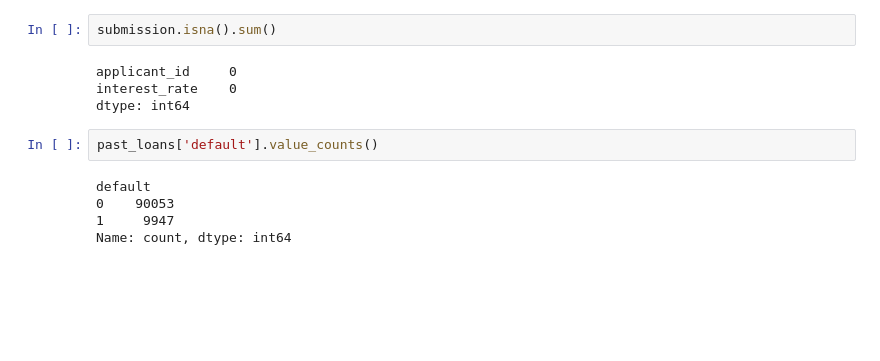
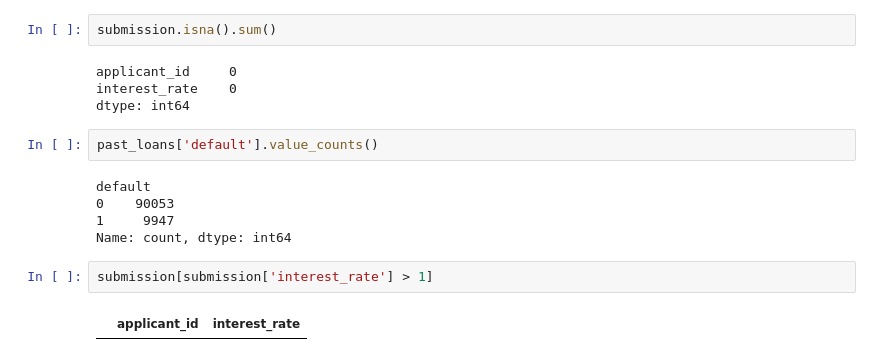
Before and after one commit to Gaspard0302/Lending_game, a Jupyter notebook: tess_code.ipynb, the cells around one changed output. Saved outputs shown, nothing was run; the diff lists cells and outputs as text; blank space fills up the shorter version.

```diff
--- a/tess_code.ipynb
+++ b/tess_code.ipynb
@@ -429,3 +431,7 @@ default
 0    90053
 1     9947
 Name: count, dtype: int64
+# %%
+submission[submission['interest_rate'] > 1]
+# %% [output]
+|  | applicant_id | interest_rate |
```
Also changed, not shown: parts of 1 cell of this notebook, 1 other file.
